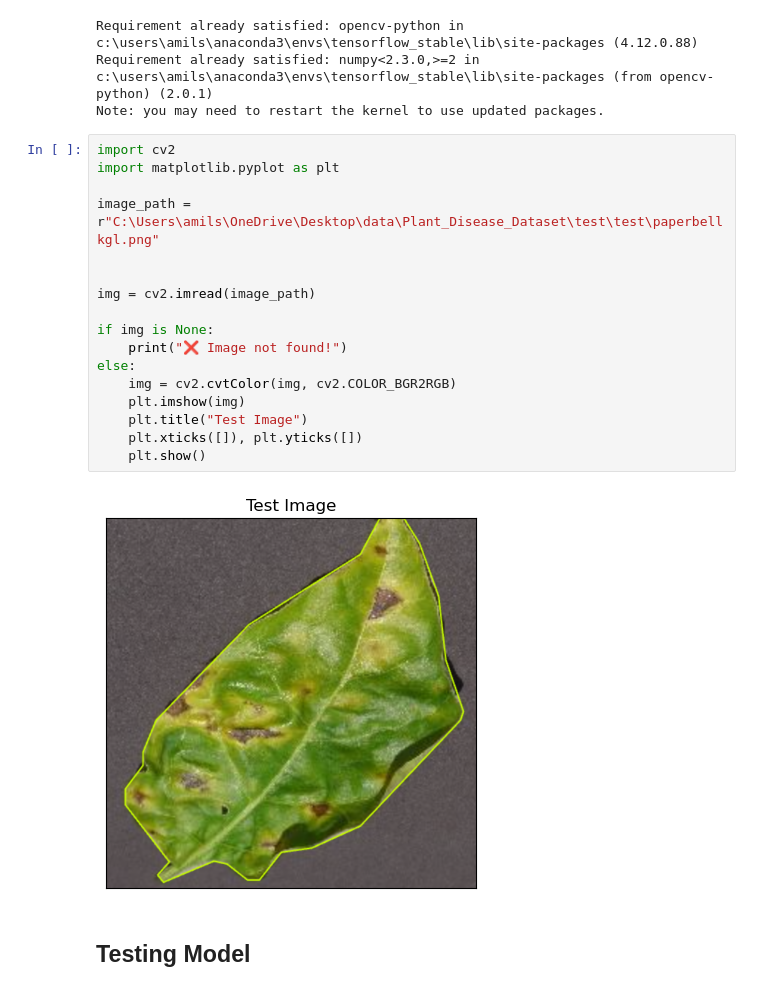
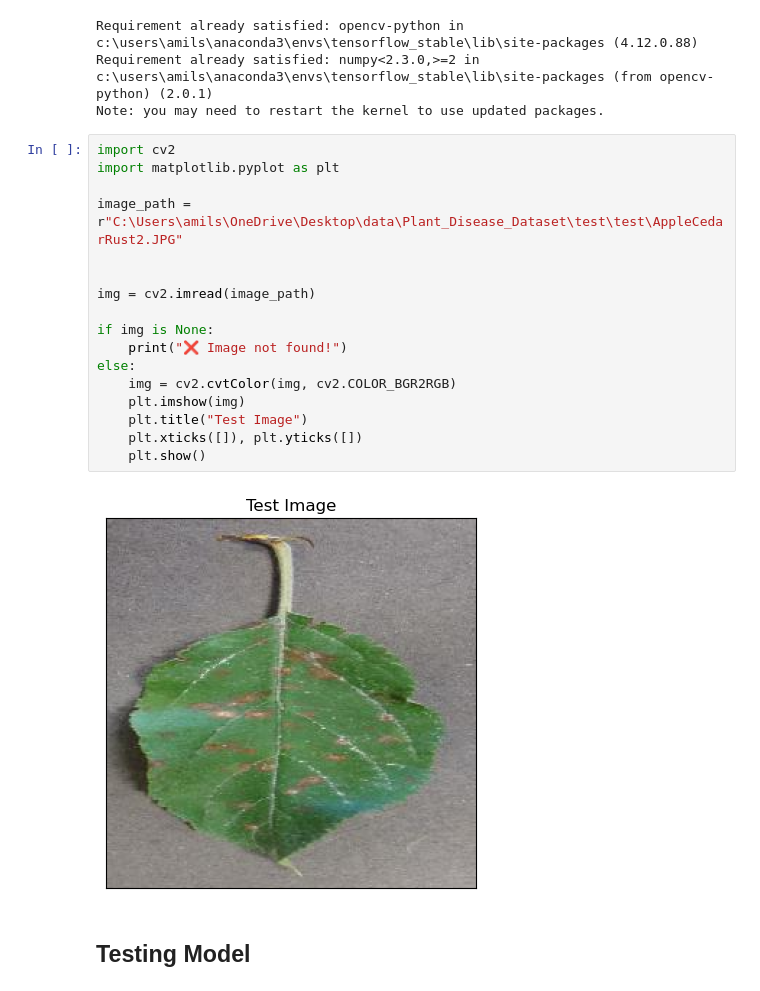
Before and after one commit to AmilSiddiquie/Plant_Disease_Dataset, a Jupyter notebook: Test_Plant_Disease.ipynb, the cells around one changed output. Drawn from its saved outputs; the diff is of its cells as text.

```diff
--- a/Test_Plant_Disease.ipynb
+++ b/Test_Plant_Disease.ipynb
@@ -44,22 +44,22 @@ Note: you may need to restart the kernel to use updated packages.
 # %%
 import cv2
 import matplotlib.pyplot as plt
 
-image_path = r"C:\Users\amils\OneDrive\Desktop\data\Plant_Disease_Dataset\test\test\paperbellkgl.png"
+image_path = r"C:\Users\amils\OneDrive\Desktop\data\Plant_Disease_Dataset\test\test\AppleCedarRust2.JPG"
 
 
 img = cv2.imread(image_path)
 
 if img is None:
     print("❌ Image not found!")
 else:
     img = cv2.cvtColor(img, cv2.COLOR_BGR2RGB)
     plt.imshow(img)
     plt.title("Test Image")
     plt.xticks([]), plt.yticks([])
     plt.show()
 # %% [output]
-[figure, old version]
+[figure, new version]
 # %% [markdown]
 ## Testing Model
 # %%
```
Also changed, not shown: parts of 3 cells of this notebook.
